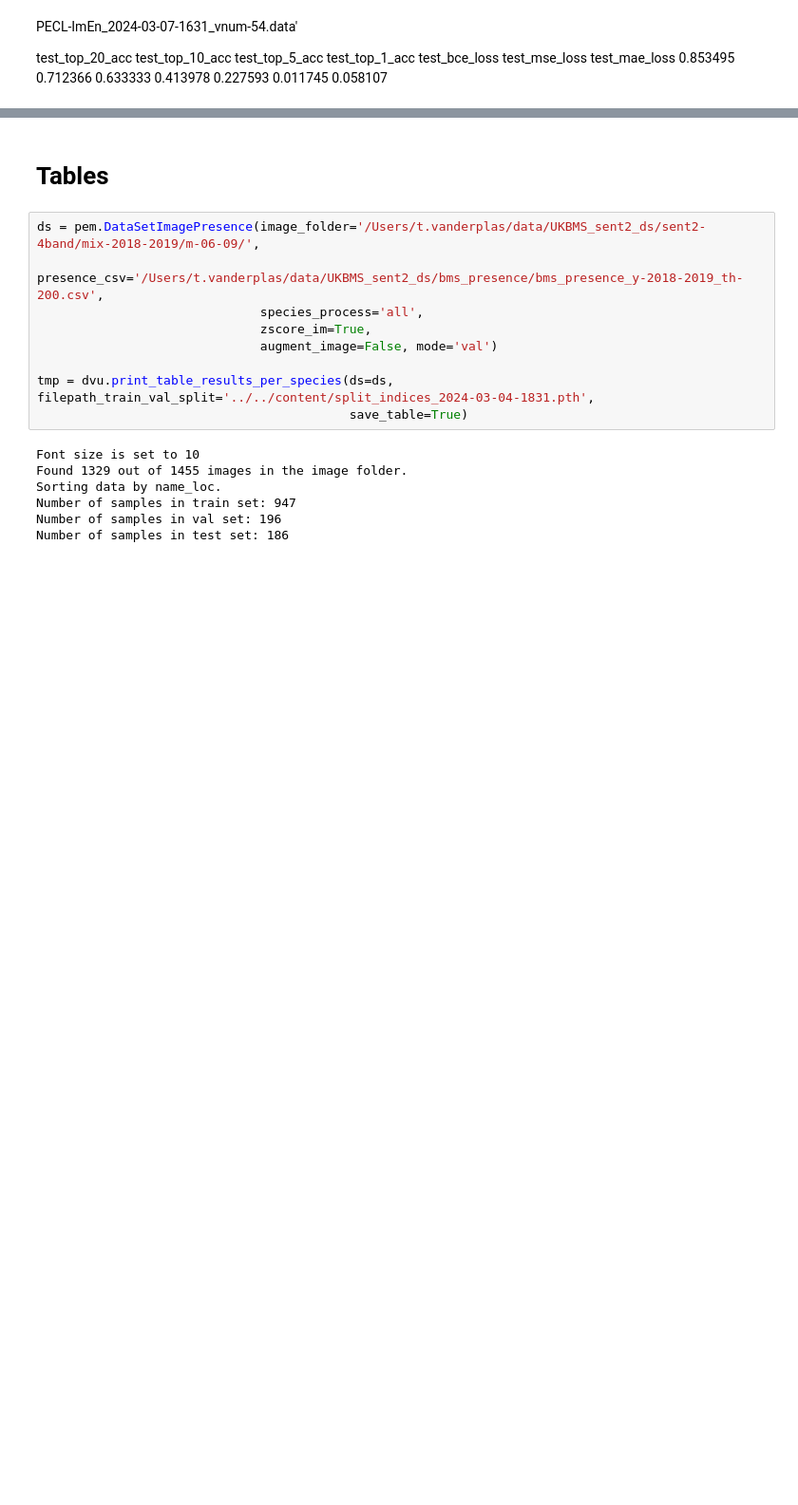
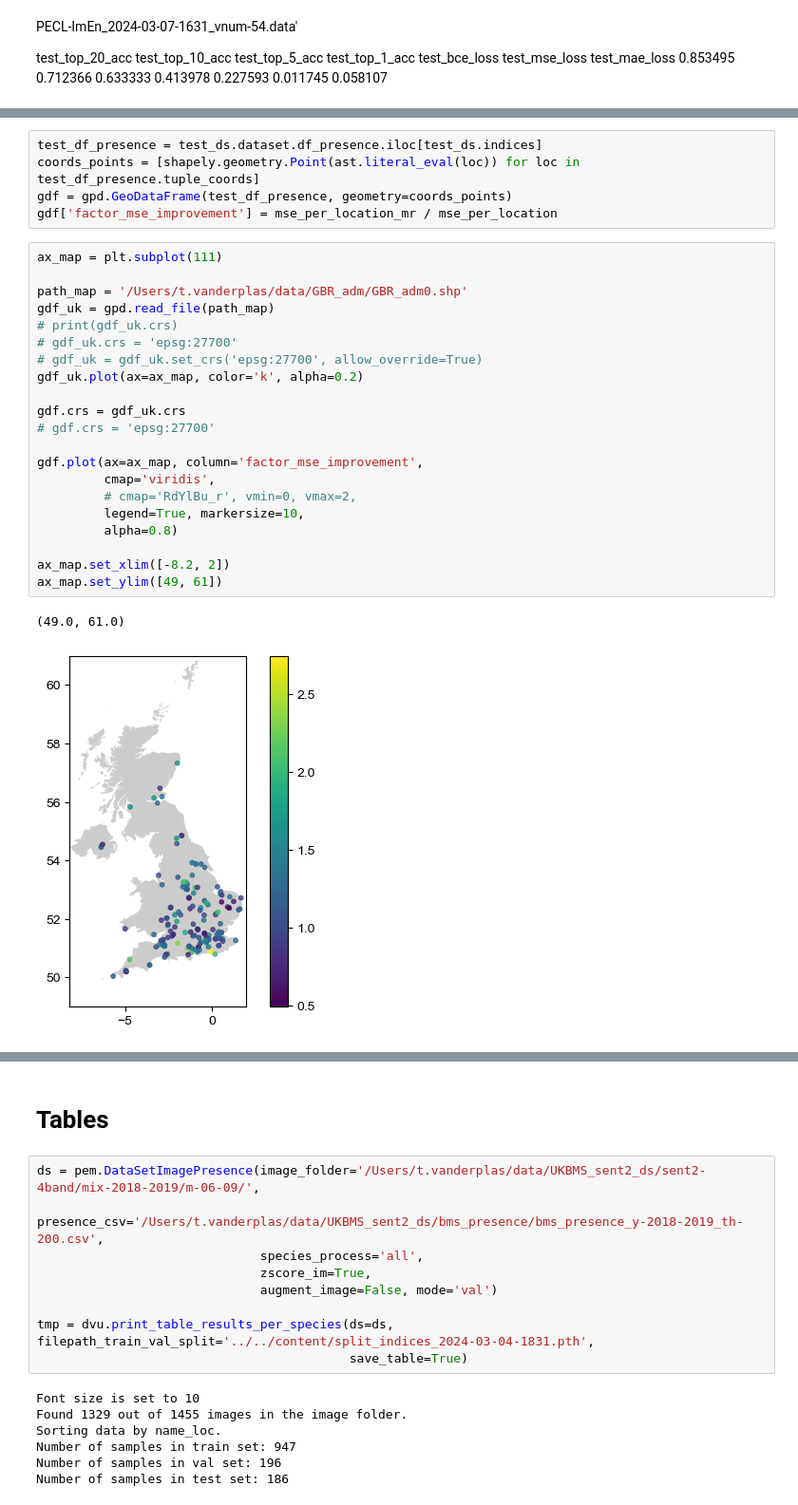
Before and after one commit to vdplasthijs/PECL, a Jupyter notebook: notebooks/try-out/Results figs and tables.ipynb, the cells around one changed output, grey strips where cells are left out. Shown at 95% size. Cells and saved outputs as stored; diff of their text form; blank space fills up the shorter version.

```diff
--- a/notebooks/try-out/Results figs and tables.ipynb
+++ b/notebooks/try-out/Results figs and tables.ipynb
@@ -91,0 +260,29 @@ all_labels.shape, all_im_encs.shape, all_preds.shape
+# %%
+test_df_presence = test_ds.dataset.df_presence.iloc[test_ds.indices]
+coords_points = [shapely.geometry.Point(ast.literal_eval(loc)) for loc in test_df_presence.tuple_coords]
+gdf = gpd.GeoDataFrame(test_df_presence, geometry=coords_points)
+gdf['factor_mse_improvement'] = mse_per_location_mr / mse_per_location
+# %%
+ax_map = plt.subplot(111)
+
+path_map = '/Users/t.vanderplas/data/GBR_adm/GBR_adm0.shp'
+gdf_uk = gpd.read_file(path_map)
+# print(gdf_uk.crs)
+# gdf_uk.crs = 'epsg:27700'
+# gdf_uk = gdf_uk.set_crs('epsg:27700', allow_override=True)
+gdf_uk.plot(ax=ax_map, color='k', alpha=0.2)
+
+gdf.crs = gdf_uk.crs
+# gdf.crs = 'epsg:27700'
+
+gdf.plot(ax=ax_map, column='factor_mse_improvement',
+         cmap='viridis',
+         # cmap='RdYlBu_r', vmin=0, vmax=2,
+         legend=True, markersize=10,
+         alpha=0.8)
+
+ax_map.set_xlim([-8.2, 2])
+ax_map.set_ylim([49, 61])
+# %% [output]
+(49.0, 61.0)
+[figure, added]
```
Also changed, not shown: parts of 9 cells of this notebook, 2 other files.
